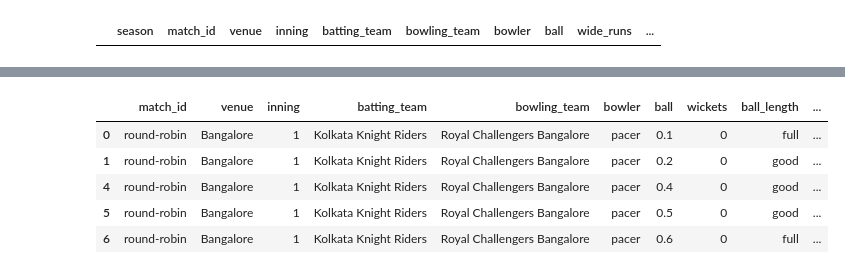
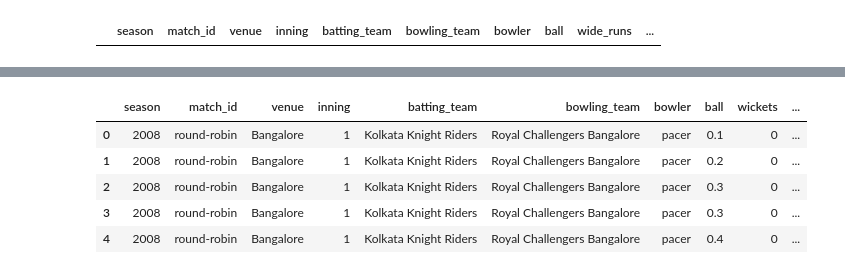
Before and after one commit to TegveerG/IPL-Project, a Jupyter notebook: BallByBallEventPredictor.ipynb, the cells around one changed output, grey strips where cells are left out. Saved outputs shown, nothing was run; the diff lists cells and outputs as text; code cells hidden in the pictures.

```diff
--- a/BallByBallEventPredictor.ipynb
+++ b/BallByBallEventPredictor.ipynb
@@ -99,7 +99,15 @@ df.head()
 | 3 | 2008 | 1 | Bangalore | 1 | Kolkata Knight Riders | Royal Challengers Bangalore | P Kumar | 0.3 | 0 | ... |
 | 4 | 2008 | 1 | Bangalore | 1 | Kolkata Knight Riders | Royal Challengers Bangalore | P Kumar | 0.4 | 0 | ... |
 # %%
+# Renaming the teams with their latest names
+
 df.loc[(df.batting_team=='Delhi Daredevils'),'batting_team'] = 'Delhi Capitals'
 df.loc[(df.bowling_team=='Delhi Daredevils'),'bowling_team'] = 'Delhi Capitals'
-df.loc[(df.batting_team=='Delhi Daredevils')|(df.bowling_team=='Delhi Daredevils')]
+
+df.loc[(df.batting_team=='Deccan Chargers'),'batting_team'] = 'Sunrisers Hyderabad'
+df.loc[(df.bowling_team=='Deccan Chargers'),'bowling_team'] = 'Sunrisers Hyderabad'
+
+# sanity check
+print(df.loc[(df.batting_team=='Delhi Daredevils')|(df.bowling_team=='Delhi Daredevils')])
+print(df.loc[(df.batting_team=='Deccan Chargers')|(df.bowling_team=='Deccan Chargers')])
 # %% [output]
@@ -532,3 +394,10 @@ df.loc[df.ball_length=='nan'].shape[0]
+# %%
+df.loc[df.ball_length=='nan'].shape[0]
+# df.loc[df.ball_length=='nan']['commentary'].to_csv('commentary_nan.csv')
+
+# replace all NaN values in `ball_length` column with 'Unknown'
+
+df.loc[df.ball_length=='nan','ball_length'] = 'Unknown'
 # %%
 #df.loc[(df.ball_length=='nan') & (df.bowler=='spinner'), 'ball_length'] = 'good'
 # %%
@@ -549,7 +418,7 @@ df.loc[df.ball_length=='nan'].shape[0]
 #df.loc[(df.ball_length=='nan') & (df.event=='WICKET (Caught)!') | (df.event=='WICKET (Run Out)!') | (df.event=='WICKET (Hit Wicket)!'), 'ball_length'] = 'good'
 #df.loc[(df.ball_length=='nan') & (df.event=='WICKET (Bowled)!') | (df.event=='WICKET (LBW - Leg Before Wicket)!') | (df.event=='WICKET (Caught & Bowled)!') | (df.event=='WICKET (Stumped)!'), 'ball_length'] = 'full'
 # %%
-df.drop(df.loc[df.ball_length=='nan'].index, inplace=True)
+# df.drop(df.loc[df.ball_length=='nan'].index, inplace=True)
 # %%
 df.loc[(df.ball_length=='nan')]
 # %% [output]
@@ -575,36 +462,36 @@ df.dtypes
 # %%
 df['match_id'] = df['match_id'].astype('category')
 df['venue'] = df['venue'].astype('category')
 df['inning'] = df['inning'].astype('category')
 df['batting_team'] = df['batting_team'].astype('category')
 df['bowling_team'] = df['bowling_team'].astype('category')
 df['bowler'] = df['bowler'].astype('category')
 df['ball_length'] = df['ball_length'].astype('category')
 
 df['event'] = df['event'].astype('object')
 
 df['ball'] = df['ball'].astype('float64')
 
 df['wickets'] = df['wickets'].astype('int64')
 
 df.drop(labels='commentary', axis=1, inplace=True)
 df.drop(labels='wide_runs', axis=1, inplace=True)
 df.drop(labels='bye_runs', axis=1, inplace=True)
 df.drop(labels='legbye_runs', axis=1, inplace=True)
 df.drop(labels='noball_runs', axis=1, inplace=True)
 df.drop(labels='batsman_runs', axis=1, inplace=True)
 df.drop(labels='extra_runs', axis=1, inplace=True)
 df.drop(labels='total_runs', axis=1, inplace=True)
 df.drop(labels='dismissal_kind', axis=1, inplace=True)
-df.drop(labels='season', axis=1, inplace=True)
+#df.drop(labels='season', axis=1, inplace=True)
 
 df.head()
 # %% [output]
-|  | match_id | venue | inning | batting_team | bowling_team | bowler | ball | wickets | ball_length | ... |
-| 0 | round-robin | Bangalore | 1 | Kolkata Knight Riders | Royal Challengers Bangalore | pacer | 0.1 | 0 | full | ... |
-| 1 | round-robin | Bangalore | 1 | Kolkata Knight Riders | Royal Challengers Bangalore | pacer | 0.2 | 0 | good | ... |
-| 4 | round-robin | Bangalore | 1 | Kolkata Knight Riders | Royal Challengers Bangalore | pacer | 0.4 | 0 | good | ... |
-| 5 | round-robin | Bangalore | 1 | Kolkata Knight Riders | Royal Challengers Bangalore | pacer | 0.5 | 0 | good | ... |
-| 6 | round-robin | Bangalore | 1 | Kolkata Knight Riders | Royal Challengers Bangalore | pacer | 0.6 | 0 | full | ... |
+|  | season | match_id | venue | inning | batting_team | bowling_team | bowler | ball | wickets | ... |
+| 0 | 2008 | round-robin | Bangalore | 1 | Kolkata Knight Riders | Royal Challengers Bangalore | pacer | 0.1 | 0 | ... |
+| 1 | 2008 | round-robin | Bangalore | 1 | Kolkata Knight Riders | Royal Challengers Bangalore | pacer | 0.2 | 0 | ... |
+| 2 | 2008 | round-robin | Bangalore | 1 | Kolkata Knight Riders | Royal Challengers Bangalore | pacer | 0.3 | 0 | ... |
+| 3 | 2008 | round-robin | Bangalore | 1 | Kolkata Knight Riders | Royal Challengers Bangalore | pacer | 0.3 | 0 | ... |
+| 4 | 2008 | round-robin | Bangalore | 1 | Kolkata Knight Riders | Royal Challengers Bangalore | pacer | 0.4 | 0 | ... |
 # %%
 df.dtypes
```
Also changed, not shown: parts of 55 cells of this notebook, 17 other files.
